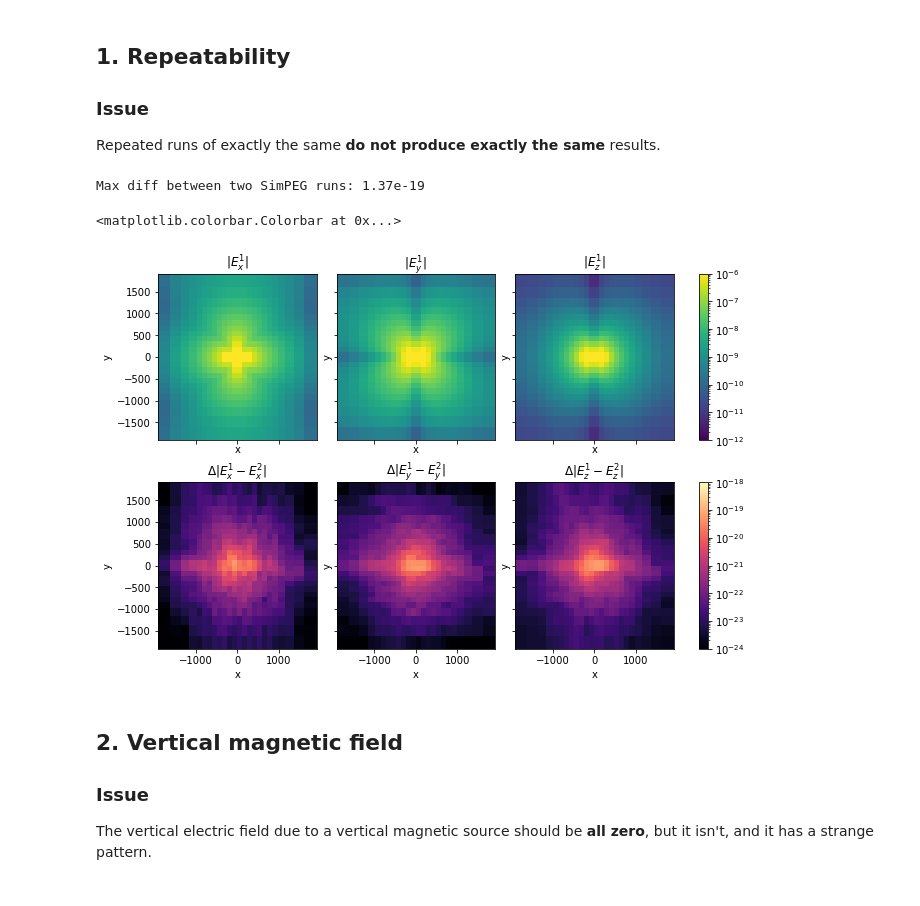
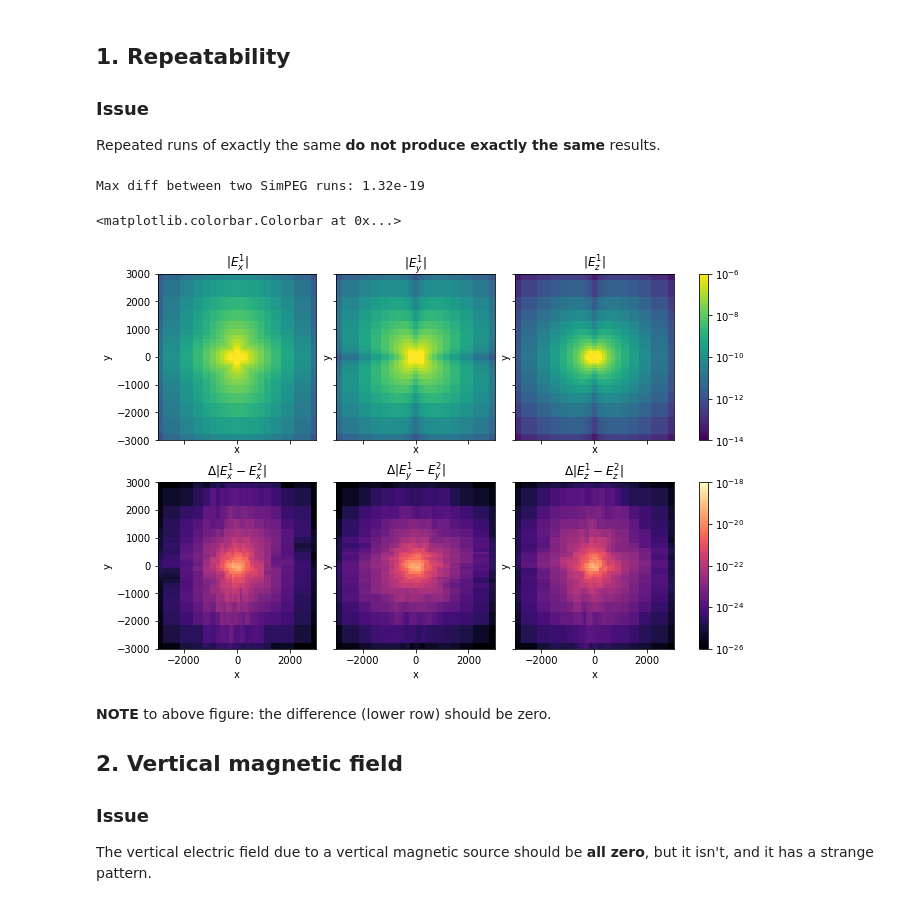
Before and after one commit to prisae/tmp-share, a Jupyter notebook: SimPEG-FDEM.ipynb, the cells around one changed output. Drawn from its saved outputs; the diff is of its cells as text; code cells hidden in the pictures.

Commit message:
improve figure

```diff
--- a/SimPEG-FDEM.ipynb
+++ b/SimPEG-FDEM.ipynb
@@ -12,9 +12,7 @@ from matplotlib.colors import LogNorm
 import SimPEG.electromagnetics.frequency_domain as fdem
 # %%
 # Simple small mesh
-hx = [(120, 5, -1.2), (120, 14), (120, 5, 1.2)]
+#hx = [(120, 5, -1.2), (120, 14), (120, 5, 1.2)]
+hx = [(100.0, 11, -1.3), (100.0, 10), (100.0, 11, 1.3)]
 mesh = discretize.TensorMesh([hx, hx, hx], x0="CCC")
-
-# Frequency and conductivity model
-frequency = 1
-cond_model = np.ones(mesh.n_cells)
+mesh
@@ -42,33 +51,37 @@ se2 = sim.fields(cond_model)[survey.source_list[0], 'e'][:, 0]
 diff = abs(se1 - se2)
 print(f"Max diff between two SimPEG runs: {max(diff):.2e}")
 # %% [output]
-Max diff between two SimPEG runs: 1.37e-19
+Max diff between two SimPEG runs: 1.32e-19
 # %%
-inp_f = {'view': 'abs', 'pcolor_opts': {'norm': LogNorm(vmin=1e-12, vmax=1e-6)}}
-inp_d = {'view': 'abs', 'pcolor_opts': {'norm': LogNorm(vmin=1e-24, vmax=1e-18), 'cmap': 'magma'}}
+inp = {'view': 'abs', 'range_x': [-3000, 3000], 'range_y': [-3000, 3000]}
+inp_f = {**inp, 'pcolor_opts': {'norm': LogNorm(vmin=1e-14, vmax=1e-6)}}
+inp_d = {**inp, 'pcolor_opts': {'norm': LogNorm(vmin=1e-26, vmax=1e-18), 'cmap': 'magma'}}
 
 fig, axs = plt.subplots(2, 3, figsize=(9, 6), sharex=True, sharey=True, constrained_layout=True)
 
 f1 = mesh.plot_slice(se1[:mesh.n_edges_x], v_type='Ex', ax=axs[0, 0], **inp_f)
 mesh.plot_slice(se1[mesh.n_edges_x:-mesh.n_edges_z], v_type='Ey', ax=axs[0, 1], **inp_f)
 mesh.plot_slice(se1[-mesh.n_edges_z:], v_type='Ez', ax=axs[0, 2], **inp_f)
 axs[0, 0].set_title('$|E_x^1$|')
 axs[0, 1].set_title('$|E_y^1$|')
 axs[0, 2].set_title('$|E_z^1$|')
 fig.colorbar(f1[0], ax=axs[0, :], fraction=0.07)
 
 f1 = mesh.plot_slice(diff[:mesh.n_edges_x], v_type='Ex', ax=axs[1, 0], **inp_d)
 mesh.plot_slice(diff[mesh.n_edges_x:-mesh.n_edges_z], v_type='Ey', ax=axs[1, 1], **inp_d)
 mesh.plot_slice(diff[-mesh.n_edges_z:], v_type='Ez', ax=axs[1, 2], **inp_d)
 axs[1, 0].set_title('$\Delta|E_x^1-E_x^2$|')
 axs[1, 1].set_title('$\Delta|E_y^1-E_y^2$|')
 axs[1, 2].set_title('$\Delta|E_z^1-E_z^2$|')
 
 fig.colorbar(f1[0], ax=axs[1, :], fraction=0.07)
 # %% [output]
 <matplotlib.colorbar.Colorbar at 0x...>
-[figure, old version]
+[figure, new version]
 # %% [markdown]
+**NOTE** to above figure: the difference (lower row) should be zero.
+
+
 ## 2. Vertical magnetic field
 
 ### Issue
```
Also changed, not shown: parts of 6 cells of this notebook.
